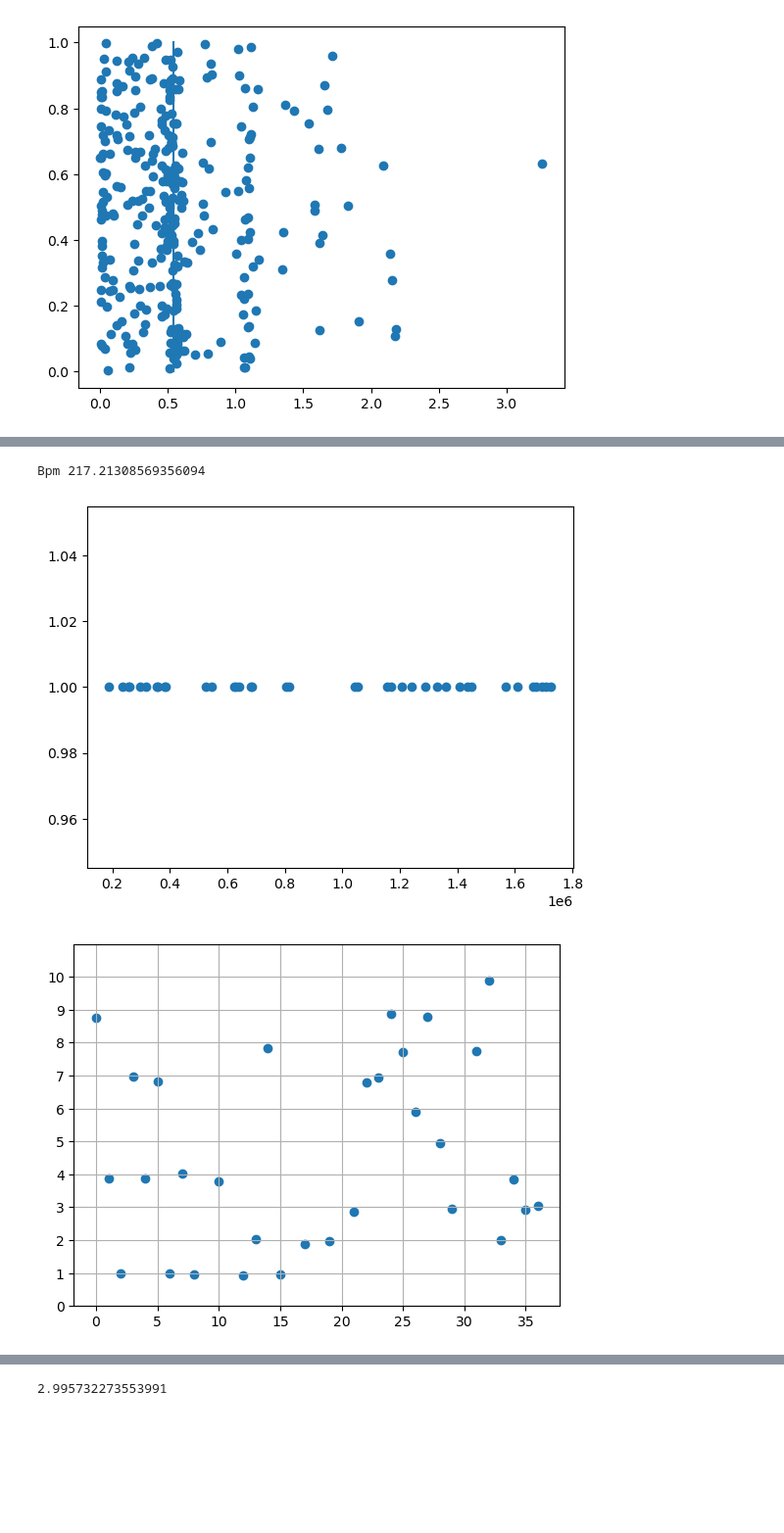
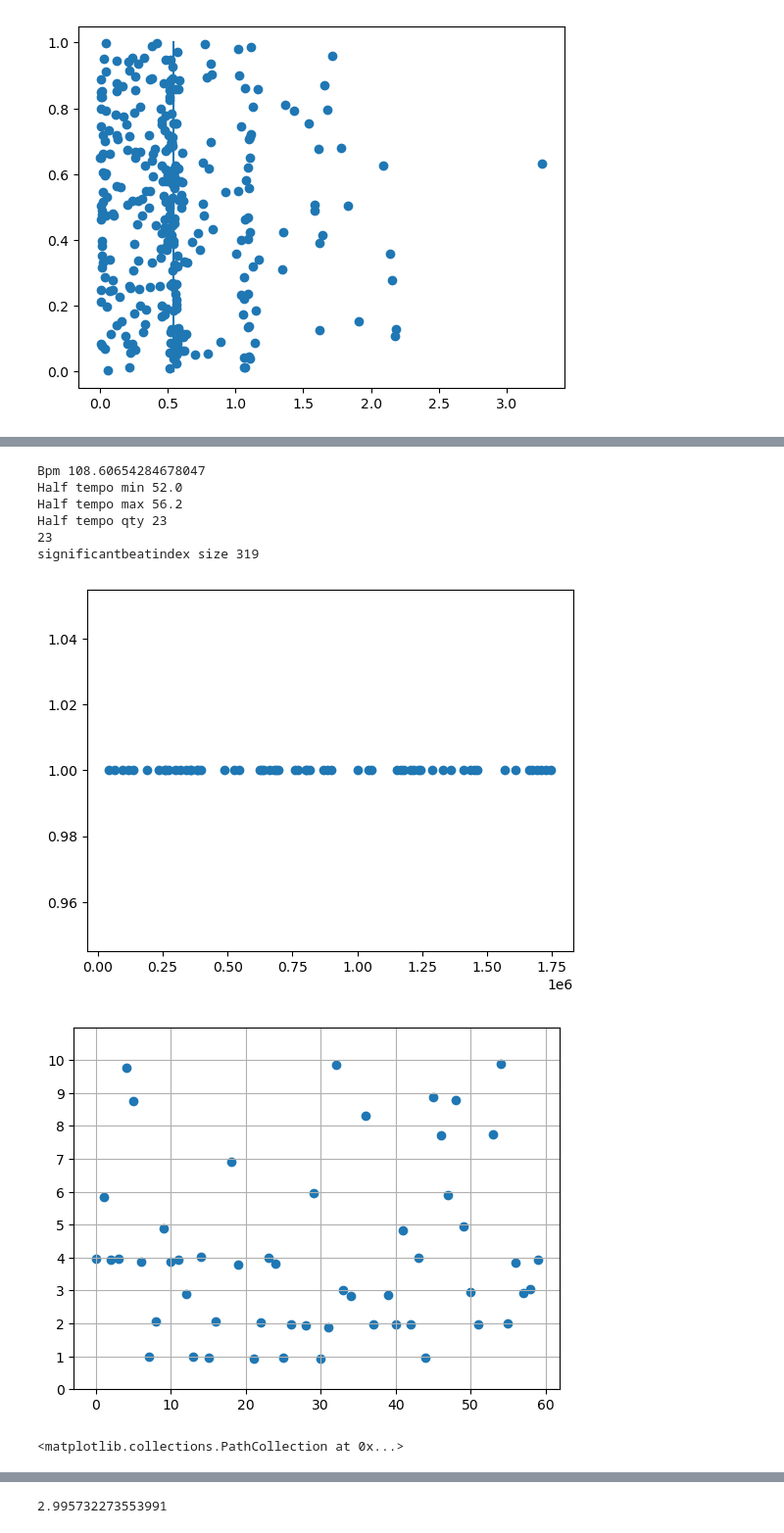
Before and after one commit to clementsoullard/sudoku-resolver, a Jupyter notebook: FFT/optimal-finding.ipynb, the cells around one changed output, grey strips where cells are left out. Shown at 98% size. Cells and saved outputs as stored; diff of their text form; code cells hidden in the pictures; blank space fills up the shorter version.

```diff
--- a/FFT/optimal-finding.ipynb
+++ b/FFT/optimal-finding.ipynb
@@ -39,37 +40,55 @@ Nombre bre de franchissement 319
 # %%
 tempos=60/spaces
 bins=np.histogram(tempos,bins=50,range=[10,220])
 indexmax=np.argmax(bins[0])
 min=bins[1][indexmax]
 max=bins[1][indexmax+1]
 plt.stairs(bins[0], bins[1], fill=True)
 plt.show()
 bpm=np.mean(tempos[(tempos>min) & (tempos<max)])
-print("Bpm",bpm*2)
+print("Bpm",bpm)
 lowbound=np.argmax(bins[1]>halftempo)
-significantbeatindex=((tempos>tempos[indexmax-1])&((tempos<tempos[indexmax+1])))
-#significantbeatindex=((tempos>tempos[indexmax-1])&((tempos<tempos[indexmax+1])))|((tempos>tempos[lowbound-1])&((tempos<tempos[lowbound])))
+
+#significantbeatindex=((tempos>tempos[indexmax-1])&((tempos<tempos[indexmax+1])))
+lowboundindex=np.argmin(bins[1]<halftempo)
+lowbound=bins[1][lowboundindex-1]
+upbound=bins[1][lowboundindex]
+print("Half tempo min",bins[1][lowboundindex-1])
+print("Half tempo max",bins[1][lowboundindex])
+print("Half tempo qty",bins[0][lowboundindex-1])
+print(np.sum((tempos>lowbound)&(tempos<upbound)))
+##print((tempos>tempos[lowbound-1])&(tempos<tempos[lowbound]))
+
+significantbeatindex=((tempos>tempos[indexmax-1])&((tempos<tempos[indexmax+1])))|((tempos>lowbound)&(tempos<upbound))
 halftempo=bpm/2
 
-lowbound=np.argmax(bins[1]>halftempo)
 
+print("significantbeatindex size",len(significantbeatindex))
 
 
 
 plt.scatter(indexes[1:][significantbeatindex],np.ones(len(significantbeatindex[significantbeatindex==True])))
 spacecomputed=60/bpm
 print
 beats=indexes[1:][significantbeatindex]
 diffpatt=np.array([1,-1])
 diffsp=np.convolve(beats,diffpatt,mode="valid")/SAMPLING_FREQUENCY
 plt.show()
 plt.scatter([i for i in range(len(diffsp))],diffsp/spacecomputed)
 plt.ylim(0,11)
 plt.grid()
 plt.yticks([i for i in range(0,11,1)])
 plt.show()
+
+plt.scatter(diffsp,(diffsp/spacecomputed)/np.round(diffsp/spacecomputed))
 # %% [output]
 [figure]
-Bpm 217.21308569356094
+Bpm 108.60654284678047
+Half tempo min 52.0
+Half tempo max 56.2
+Half tempo qty 23
+23
+significantbeatindex size 319
-[figure, old version]
+[figure, new version]
-[figure, old version]
+[figure, new version]
+<matplotlib.collections.PathCollection at 0x...>
```
Also changed, not shown: parts of 4 cells of this notebook.
